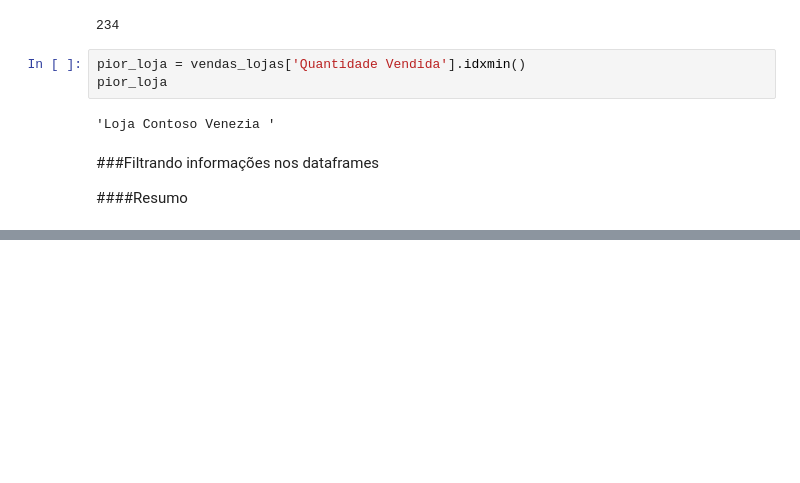
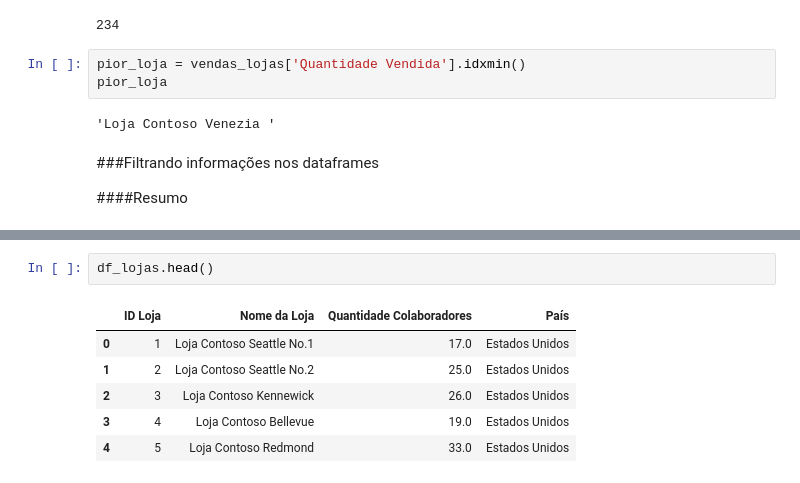
Before and after one commit to leandroclv/python_hashtag, a Jupyter notebook: pandas.ipynb, the cells around one changed output, grey strips where cells are left out. Drawn from its saved outputs; the diff is of its cells as text; blank space fills up the shorter version.

```diff
--- a/pandas.ipynb
+++ b/pandas.ipynb
@@ -445,0 +470,9 @@ pior_loja
+# %%
+df_lojas.head()
+# %% [output]
+|  | ID Loja | Nome da Loja | Quantidade Colaboradores | País |
+| 0 | 1 | Loja Contoso Seattle No.1 | 17.0 | Estados Unidos |
+| 1 | 2 | Loja Contoso Seattle No.2 | 25.0 | Estados Unidos |
+| 2 | 3 | Loja Contoso Kennewick | 26.0 | Estados Unidos |
+| 3 | 4 | Loja Contoso Bellevue | 19.0 | Estados Unidos |
+| 4 | 5 | Loja Contoso Redmond | 33.0 | Estados Unidos |
```
Also changed, not shown: parts of 8 cells of this notebook.
